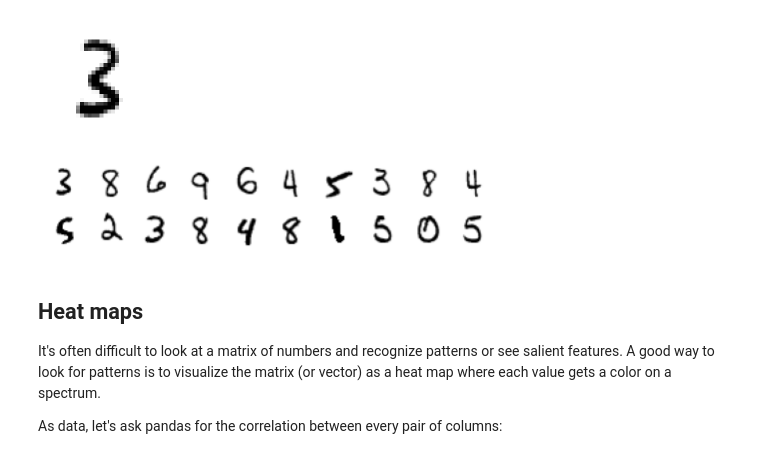
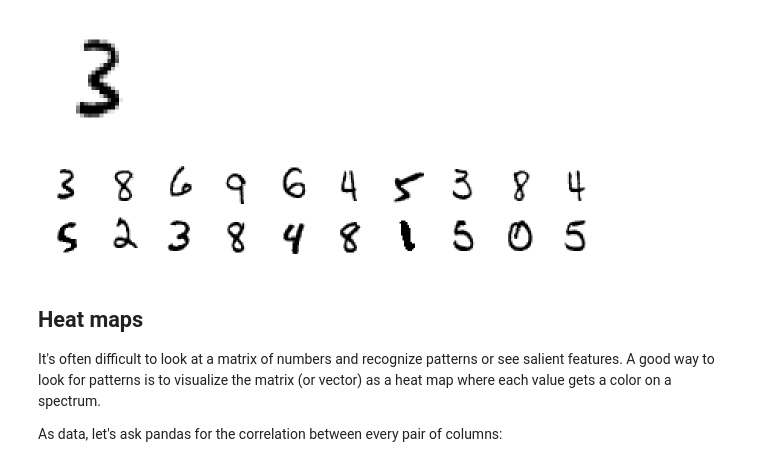
Before and after one commit to parrt/msds593, a Jupyter notebook: notebooks/matplotlib-cookbook.ipynb, the cells around one changed output. Drawn from its saved outputs; the diff is of its cells as text; code cells hidden in the pictures.

```diff
--- a/notebooks/matplotlib-cookbook.ipynb
+++ b/notebooks/matplotlib-cookbook.ipynb
@@ -269,14 +269,16 @@ plt.show()
 # %%
 fig, axes = plt.subplots(nrows=2, ncols=10, figsize=(8, 1.6))
 
 for i, ax in enumerate(axes.flatten()):
     img_as_row = df_images.iloc[i].values
     img28x28 = img_as_row.reshape(28,28)
     ax.axis('off') # don't show x, y axes
     ax.imshow(img28x28, cmap='binary')
+
+plt.tight_layout()
 plt.show()
 # %% [output]
-[figure, old version]
+[figure, new version]
 # %% [markdown]
 ## Heat maps
 
```
Also changed, not shown: parts of 3 cells of this notebook.
